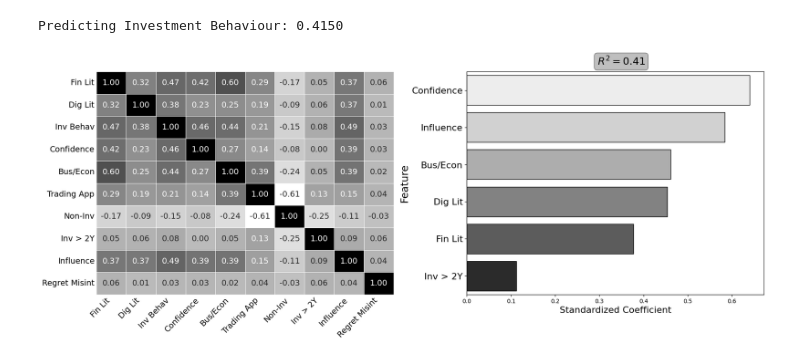
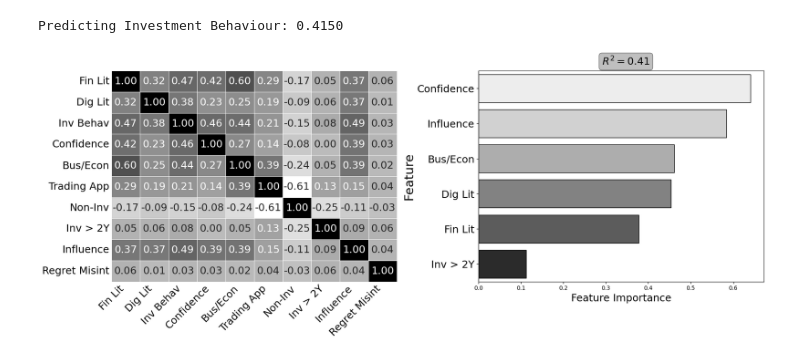
Before and after one commit to JoshLG18/Intro-to-DS, a Jupyter notebook: notebooks/DataAnalysis.ipynb, the cells around one changed output. Cells and saved outputs as stored; diff of their text form; code cells hidden in the pictures.

```diff
--- a/notebooks/DataAnalysis.ipynb
+++ b/notebooks/DataAnalysis.ipynb
@@ -679,14 +681,14 @@ sns.heatmap(
     fmt='.2f',  # round values to 2 dp
     cmap='Greys',  # set the colout palette to grey
     linewidths=0.5, # set to have narrower dividing lines
-    annot_kws={"size": 14}, # make the annotations larger
+    annot_kws={"size": 18}, # make the annotations larger
     ax=ax[0],  # put it on the left
     cbar=False # remove the colour bar on the side
 )
 
 # Customisations
-ax[0].set_xticklabels(ax[0].get_xticklabels(), rotation=45, ha='right', fontsize=14)  # rotate the x labels and size 14
-ax[0].set_yticklabels(ax[0].get_yticklabels(), rotation=0, fontsize=14) # set the y tick labels to be size 14
+ax[0].set_xticklabels(ax[0].get_xticklabels(), rotation=45, ha='right', fontsize=18)  # rotate the x labels and size 14
+ax[0].set_yticklabels(ax[0].get_yticklabels(), rotation=0, fontsize=18) # set the y tick labels to be size 14
 ax[0].tick_params(axis='y', length=0) # remove tick lines
 ax[0].tick_params(axis='x', length=0) # remove any tick lines
 
@@ -702,34 +704,34 @@ name_mapping_bar = {
     'Greater_influence_Data and analytics': 'Influence',
     'Confidence_in_terms': 'Confidence',
 }
 
 #  Feature Importance Plot
 sorted_coefs_short_index = sorted_coefs.rename(name_mapping_bar) # rename the indexes
 
 sns.barplot(x=sorted_coefs_short_index.values, # x gives the value of the coefficient
             y=sorted_coefs_short_index.index, # y is the name of the variable
             palette='Greys', # set the colours of the bars to grey
             edgecolor='black', # add black linesa round the bars
             ax=ax[1]) # add it to the right plot
 
 # Customisations
-ax[1].set_xlabel('Standardized Coefficient', fontsize=16)
-ax[1].set_ylabel('Feature', fontsize=18)
-ax[1].set_yticklabels(ax[1].get_yticklabels(), ha='right', fontsize=16)
+ax[1].set_xlabel('Feature Importance', fontsize=18)
+ax[1].set_ylabel('Feature', fontsize=22)
+ax[1].set_yticklabels(ax[1].get_yticklabels(), ha='right', fontsize=18)
 ax[1].axvline(0, color='black', linewidth=0.8)
 
 # Add the R-squared text to the plot axes
 text = f'$R^{2} = {r_squared:.2f}$' # define text as the r2 rounded to 2sf and in latex form
 ax[1].text(0.6, 1.07, text,
          transform=ax[1].transAxes,
          horizontalalignment='right', # add the text to the right
          verticalalignment='top', # add the text at the top
          fontsize=18, # make it size 18
          bbox=dict(boxstyle='round,pad=0.3', fc='grey', alpha=0.5)) # add a box around the text
 
 # Save
 plt.tight_layout()
 plt.savefig('../figures/combined_correlation_and_feature_importance.png')
 plt.show()
 # %% [output]
-[figure, old version]
+[figure, new version]
```
Also changed, not shown: parts of 1 cell of this notebook.
